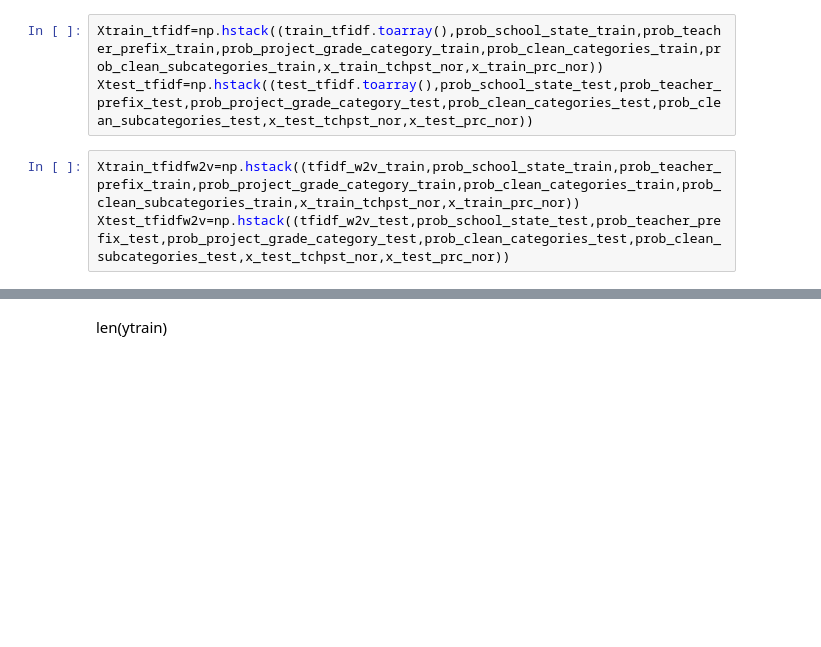
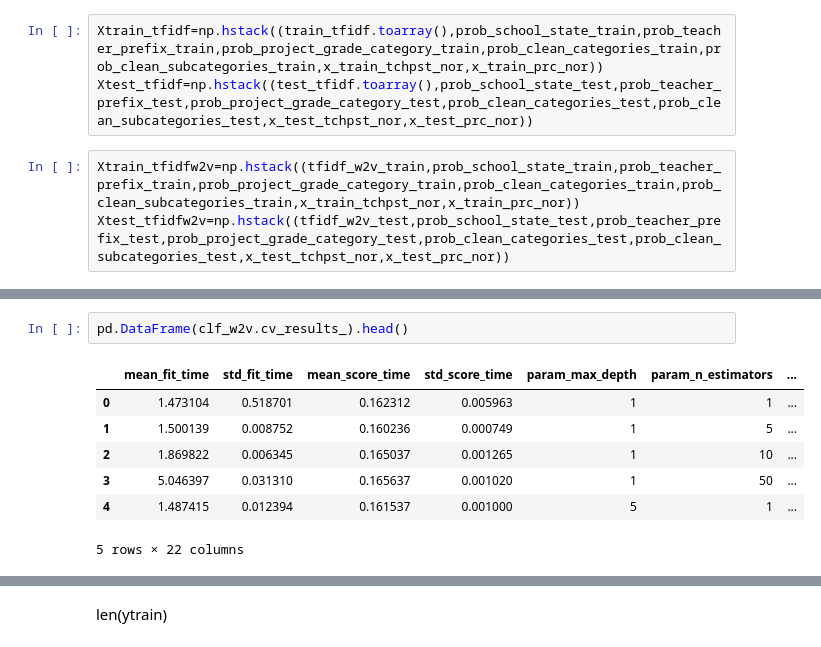
Before and after one commit to danish2562022/Machine_Learning, a Jupyter notebook: Gradient_boosting_donar_dataset.ipynb, the cells around one changed output, grey strips where cells are left out. Cells and saved outputs as stored; diff of their text form; blank space fills up the shorter version.

```diff
--- a/Gradient_boosting_donar_dataset.ipynb
+++ b/Gradient_boosting_donar_dataset.ipynb
@@ -370,0 +479,10 @@ Xtrain_tfidfw2v.shape
+# %%
+pd.DataFrame(clf_w2v.cv_results_).head()
+# %% [output]
+|  | mean_fit_time | std_fit_time | mean_score_time | std_score_time | param_max_depth | param_n_estimators | ... |
+| 0 | 1.473104 | 0.518701 | 0.162312 | 0.005963 | 1 | 1 | ... |
+| 1 | 1.500139 | 0.008752 | 0.160236 | 0.000749 | 1 | 5 | ... |
+| 2 | 1.869822 | 0.006345 | 0.165037 | 0.001265 | 1 | 10 | ... |
+| 3 | 5.046397 | 0.031310 | 0.165637 | 0.001020 | 1 | 50 | ... |
+| 4 | 1.487415 | 0.012394 | 0.161537 | 0.001000 | 5 | 1 | ... |
+5 rows × 22 columns
```
Also changed, not shown: parts of 13 cells of this notebook.
